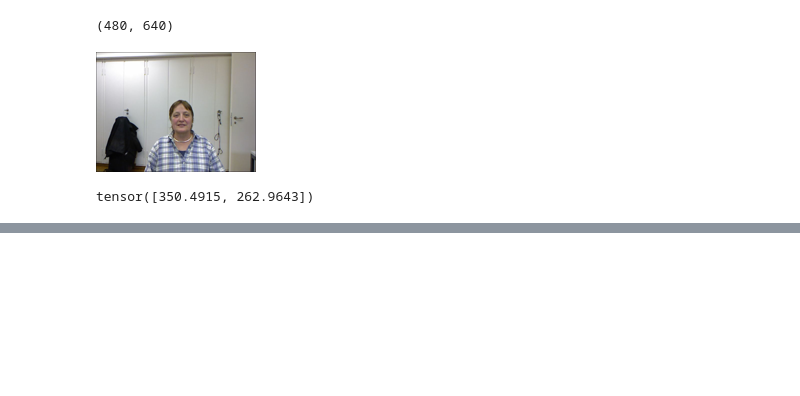
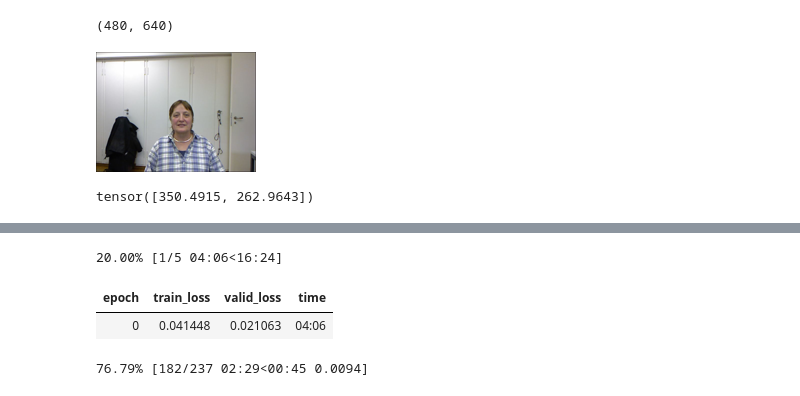
Before and after one commit to Sergo448/FastAI_PyTorch, a Jupyter notebook: notebooks/04_regression_01.ipynb, the cells around one changed output, grey strips where cells are left out. Cells and saved outputs as stored; diff of their text form; code cells hidden in the pictures; blank space fills up the shorter version.

```diff
--- a/notebooks/04_regression_01.ipynb
+++ b/notebooks/04_regression_01.ipynb
@@ -49,0 +99,8 @@ tensor([350.4915, 262.9643])
+# %%
+lr = 2e-2
+learn.fit_one_cycle(5, lr)
+# %% [output]
+20.00% [1/5 04:06<16:24]
+| epoch | train_loss | valid_loss | time |
+| 0 | 0.041448 | 0.021063 | 04:06 |
+76.79% [182/237 02:29<00:45 0.0094]
```
Also changed, not shown: parts of 12 cells of this notebook, 2 other files.
